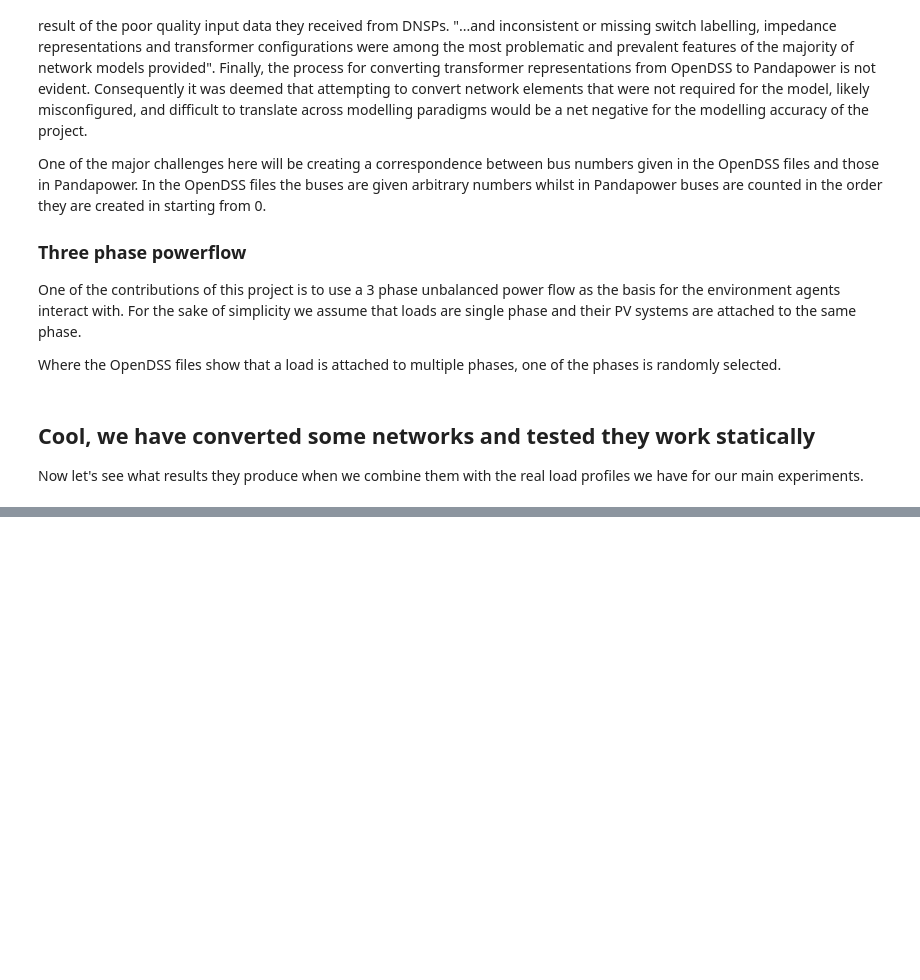
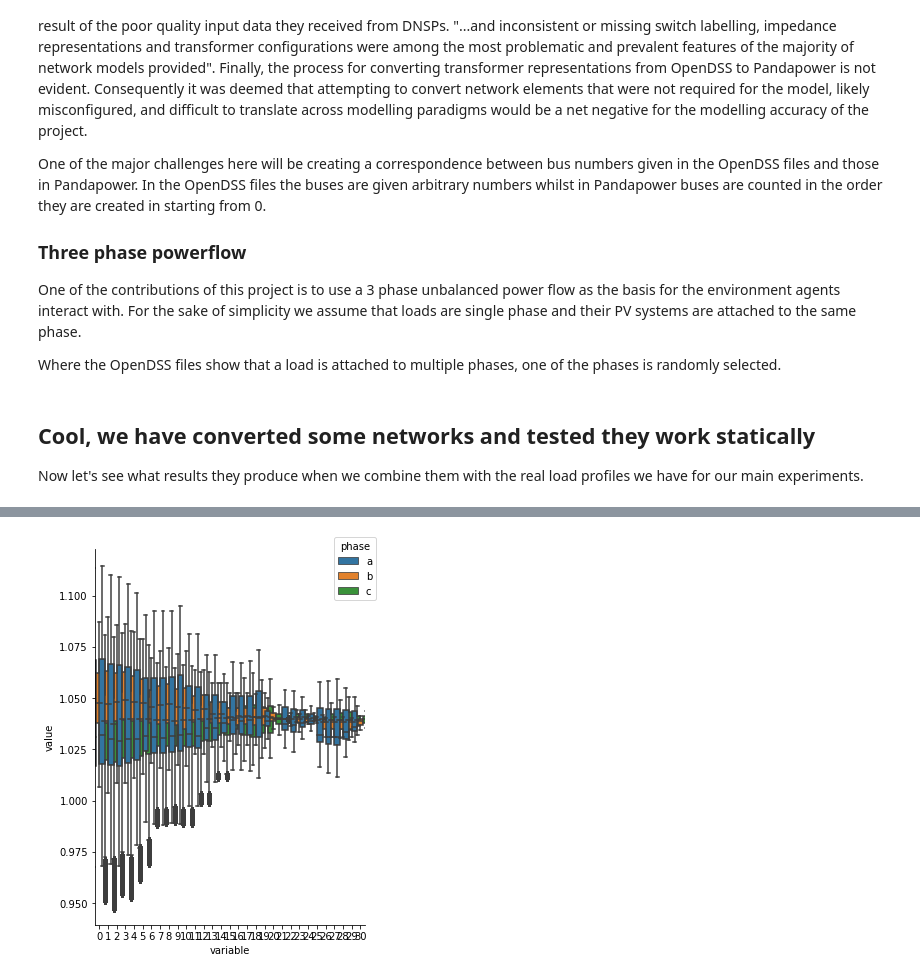
Before and after one commit to eddie-atkinson/MAPDN, a Jupyter notebook: data_preparation/process_network_models.ipynb, the cells around one changed output, grey strips where cells are left out. Cells and saved outputs as stored; diff of their text form; code cells hidden in the pictures; blank space fills up the shorter version.

```diff
--- a/data_preparation/process_network_models.ipynb
+++ b/data_preparation/process_network_models.ipynb
@@ -346,3 +351,41 @@ for network, network_info in NETWORKS_INFO.items():
 ## Cool, we have converted some networks and tested they work statically
 
 Now let's see what results they produce when we combine them with the real load profiles we have for our main experiments.
+# %%
+SIMULATION_RESULTS_PATH = Path("./simulation_results")
+LOAD_DATA_PATH = Path("./output_data")
+N_SITES = 109
+
+dtypes = {str (i): float for i in range(N_SITES)}
+
+reactive_df = pd.read_csv(LOAD_DATA_PATH / "test_reactive.csv", dtype=dtypes, parse_dates=["datetime"])
+active_df = pd.read_csv(LOAD_DATA_PATH / "test_active.csv", dtype=dtypes, parse_dates=["datetime"])
+solar_df = pd.read_csv(LOAD_DATA_PATH / "test_pv.csv", dtype=dtypes, parse_dates=["datetime"])
+# %%
+NETWORK = "J"
+p = Path(f"./simulation_results/{NETWORK}/res_bus_3ph")
+bus_a_df = pd.read_csv(p / "vm_a_pu.csv", index_col=[0])
+bus_b_df = pd.read_csv(p / "vm_b_pu.csv", index_col=[0])
+bus_c_df = pd.read_csv(p / "vm_c_pu.csv", index_col=[0])
+# %%
+# Should probably write a function for this, bleh
+
+bus_a_df["datetime"] = solar_df.loc[bus_a_df.index, "datetime"]
+bus_a_df = bus_a_df.set_index("datetime")
+bus_a_df = bus_a_df.melt(value_vars=bus_a_df.columns, ignore_index=False)
+bus_a_df["phase"] = "a"
+
+bus_b_df["datetime"] = solar_df.loc[bus_b_df.index, "datetime"]
+bus_b_df = bus_b_df.set_index("datetime")
+bus_b_df = bus_b_df.melt(value_vars=bus_b_df.columns, ignore_index=False)
+bus_b_df["phase"] = "b"
+
+bus_c_df["datetime"] = solar_df.loc[bus_c_df.index, "datetime"]
+bus_c_df = bus_c_df.set_index("datetime")
+bus_c_df = bus_c_df.melt(value_vars=bus_c_df.columns, ignore_index=False)
+bus_c_df["phase"] = "c"
+
+bus_df = pd.concat([bus_a_df, bus_b_df, bus_c_df])
+bus_df["variable"] = bus_df["variable"].astype(int)
+bus_df = bus_df.sort_index()
+bus_df
@@ -348,0 +407,8 @@ Now let's see what results they produce when we combine them with the real load
+# %%
+idx_to_plot = bus_df.loc[(bus_df.index > "2018-04-20 13:00:00") & (bus_df.index < "2018-04-20 20:00:00")].index
+# %%
+ax = sns.catplot(data=bus_df.loc[idx_to_plot], x="variable", y="value", hue="phase", kind="box", height=6, width=2, aspect=.7, hue_order = ['a', 'b', 'c'])
+plt.tight_layout()
+sns.move_legend(ax, "upper right")
+# %% [output]
+[figure, added]
```
Also changed, not shown: parts of 3 cells of this notebook, 5 other files.
